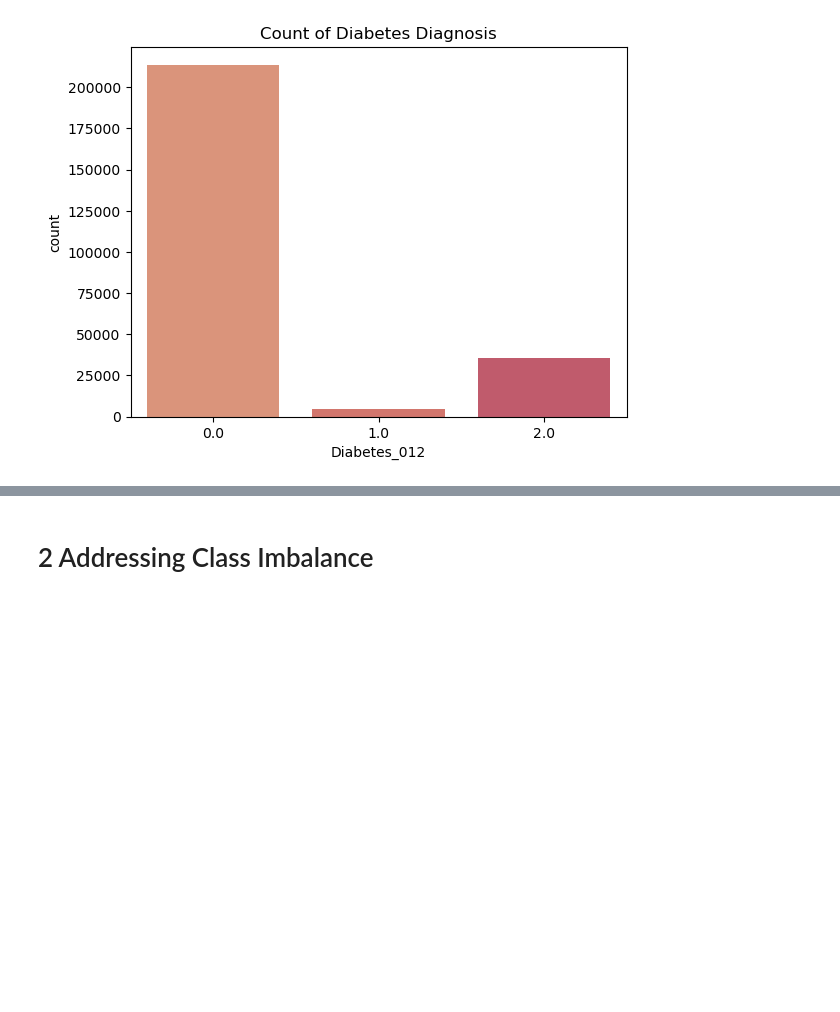
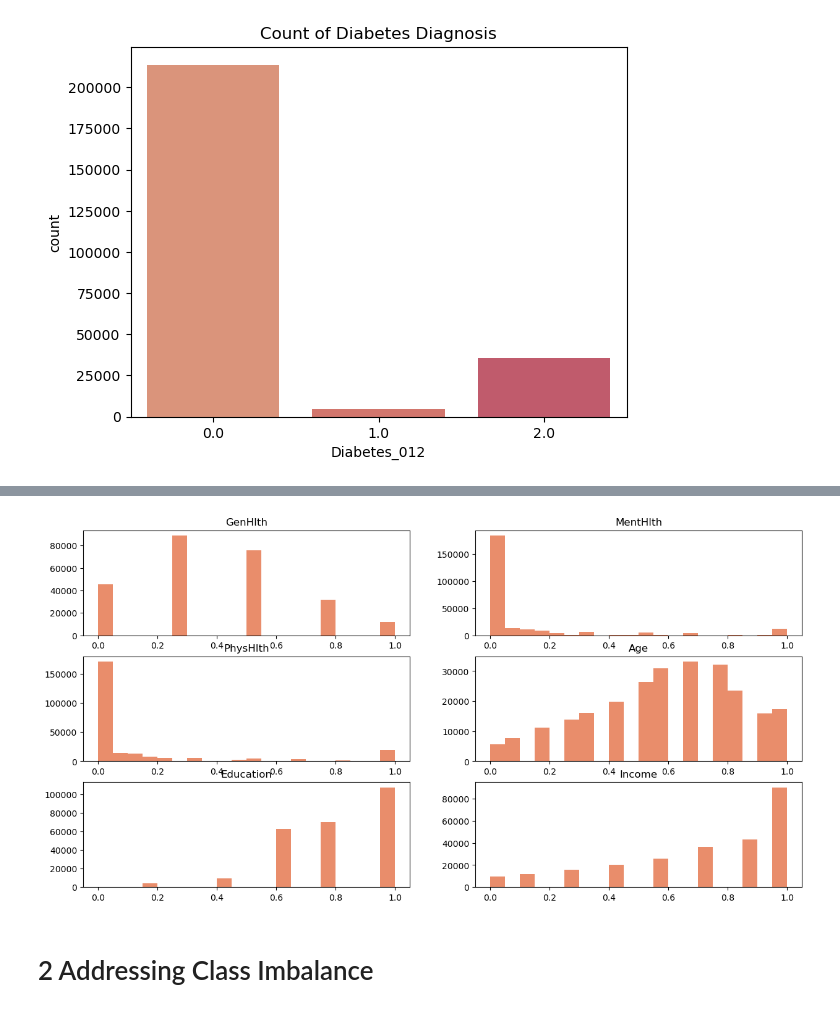
Before and after one commit to annalisa7/ML_project, a Jupyter notebook: baselineModel2.ipynb, the cells around one changed output, grey strips where cells are left out. Cells and saved outputs as stored; diff of their text form; code cells hidden in the pictures; blank space fills up the shorter version.

```diff
--- a/baselineModel2.ipynb
+++ b/baselineModel2.ipynb
@@ -127,3 +157,16 @@ sns.pairplot(data[['BMI','Income','Age','Education','GenHlth','MentHlth','PhysHl
+# %%
+skew_cols = ['GenHlth','MentHlth','PhysHlth','Age','Education','Income']
+
+scaler = MinMaxScaler()
+
+plt.figure(figsize=(15,7.5))
+for i,col in enumerate(skew_cols):
+    data[col] = scaler.fit_transform(data[col].values.reshape(-1,1))
+    plt.subplot(3,2,i+1)
+    plt.hist(data[col] , bins=20)
+    plt.title(f"{col}")
+# %% [output]
+[figure, added]
 # %% [markdown]
 # 2 Addressing Class Imbalance
 # %% [markdown]
```
Also changed, not shown: parts of 23 cells of this notebook.
